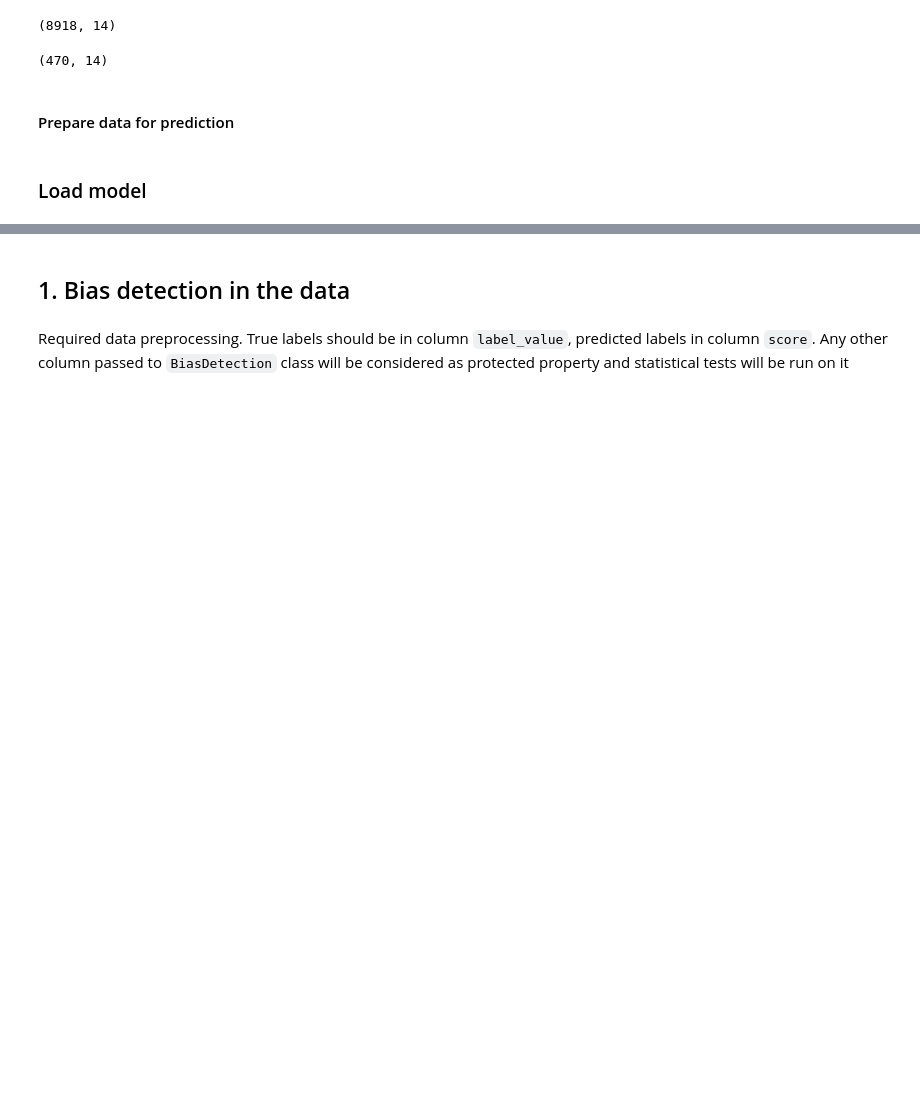
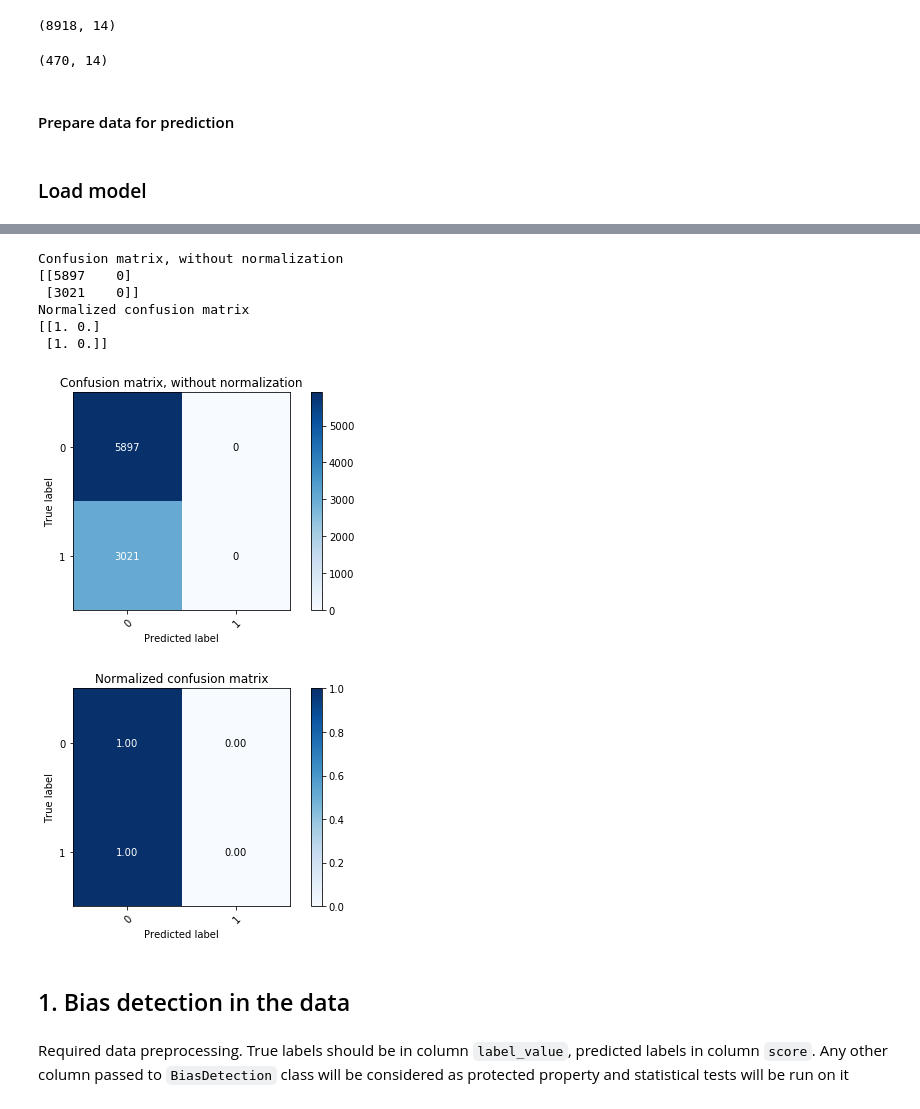
Before and after one commit to SanGreel/noble-model-audit, a Jupyter notebook: 3_recidivism_prediction_model_audit.ipynb, the cells around one changed output, grey strips where cells are left out. Drawn from its saved outputs; the diff is of its cells as text; code cells hidden in the pictures; blank space fills up the shorter version.

Commit message:
added confusion matrix in the main solution

```diff
--- a/3_recidivism_prediction_model_audit.ipynb
+++ b/3_recidivism_prediction_model_audit.ipynb
@@ -137,5 +198,25 @@ train_df_processed.head(10)
 # %%
 train_df['prediction'] = train_df_processed['prediction']
+# %%
+# Plot non-normalized confusion matrix
+class_names = np.array(['0','1'])
+plot_confusion_matrix(is_recid2, train_df['prediction'], classes=class_names,
+                      title='Confusion matrix, without normalization')
+
+# Plot normalized confusion matrix
+plot_confusion_matrix(is_recid2, train_df['prediction'], classes=class_names, normalize=True,
+                      title='Normalized confusion matrix')
+
+plt.show()
+# %% [output]
+Confusion matrix, without normalization
+[[5897    0]
+ [3021    0]]
+Normalized confusion matrix
+[[1. 0.]
+ [1. 0.]]
+[figure, added]
+[figure, added]
 # %% [markdown]
 ## 1. Bias detection in the data
 # %% [markdown]
```
Also changed, not shown: parts of 7 cells of this notebook, 3 other files.
